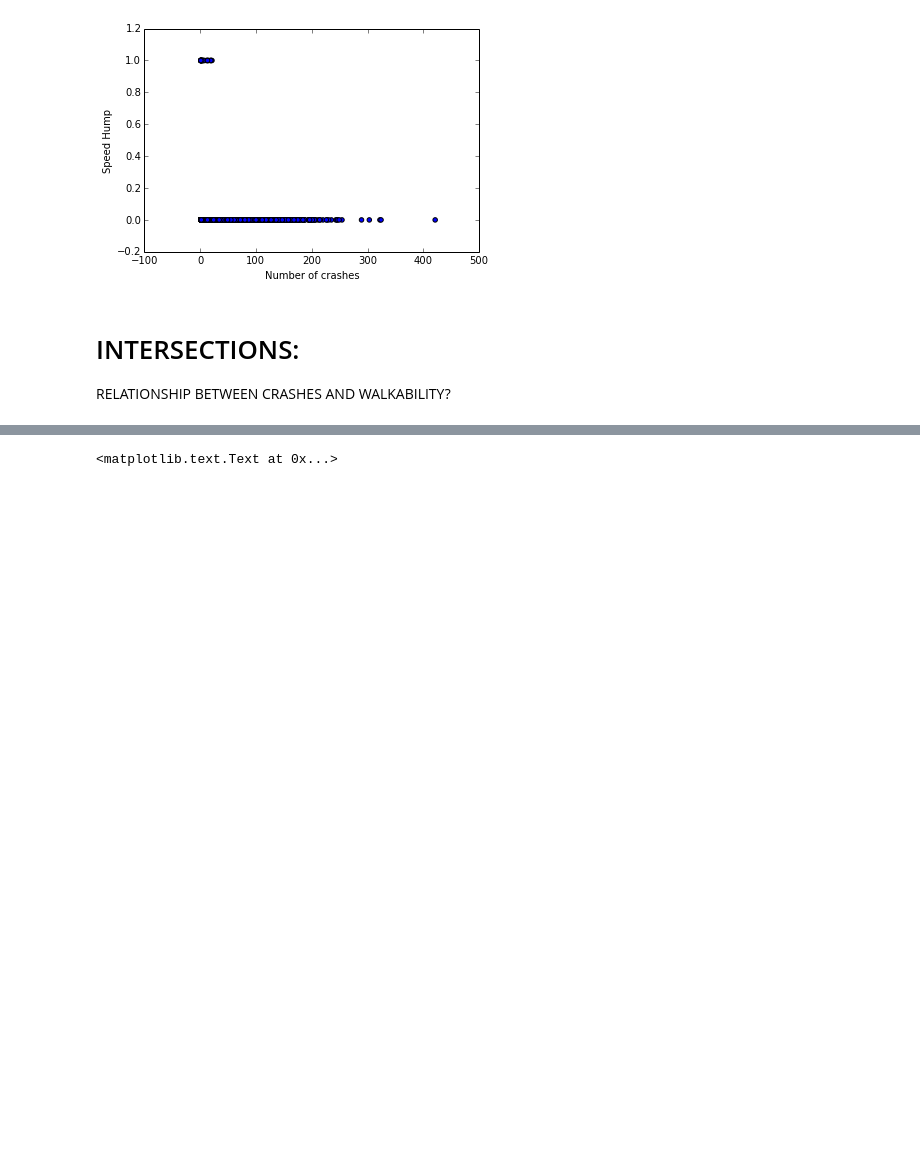
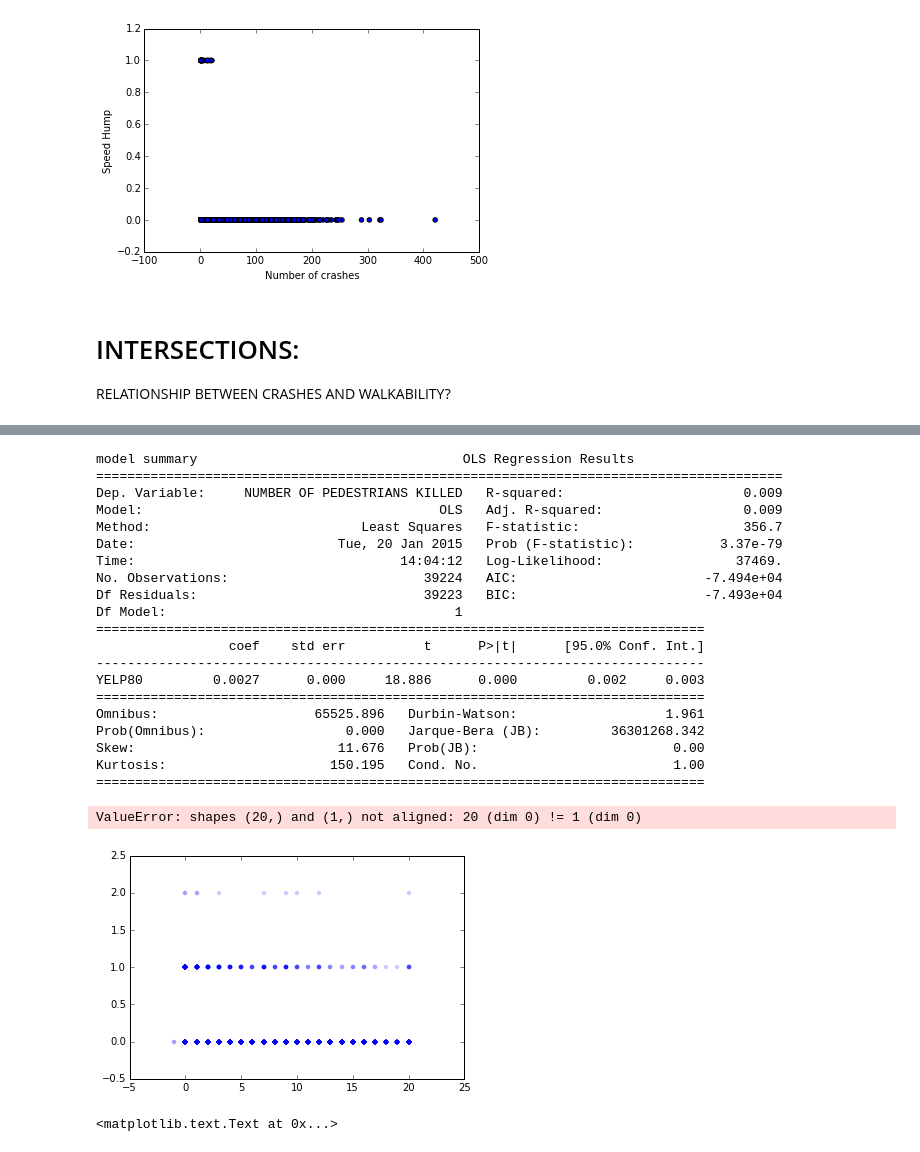
Before and after one commit to seanluciotolentino/dangerous-intersections, a Jupyter notebook: ipython_notebook/DataExploring.ipynb, the cells around one changed output, grey strips where cells are left out. Drawn from its saved outputs; the diff is of its cells as text; code cells hidden in the pictures; blank space fills up the shorter version.

```diff
--- a/ipython_notebook/DataExploring.ipynb
+++ b/ipython_notebook/DataExploring.ipynb
@@ -192,3 +212,40 @@ plt.title('Relationship between number of\n businesses and pedestrians killed?')
+# %%
+# How well can number of crashes predict amount of pedestrian deaths / injuries?
+#y = intersections["NUMBER OF PEDESTRIANS INJURED"]
+y = intersections["NUMBER OF PEDESTRIANS KILLED"]
+x = intersections.YELP80
+model = sm.OLS(y, x).fit()
+print 'model summary', model.summary()
+
+# plot it
+plt.scatter(x, y, linewidth=0, alpha=0.2)
+plt.plot(np.arange(0,20), model.predict(np.arange(0,20)), 'black')
+plt.ylabel("Number of crashes")
+plt.xlabel("Number Yelp businesses")
+plt.title('How well can number of crashes predict\n amount of pedestrian traffic?')
+# %% [output]
+model summary                                  OLS Regression Results
+========================================================================================
+Dep. Variable:     NUMBER OF PEDESTRIANS KILLED   R-squared:                       0.009
+Model:                                      OLS   Adj. R-squared:                  0.009
+Method:                           Least Squares   F-statistic:                     356.7
+Date:                          Tue, 20 Jan 2015   Prob (F-statistic):           3.37e-79
+Time:                                  14:04:12   Log-Likelihood:                 37469.
+No. Observations:                         39224   AIC:                        -7.494e+04
+Df Residuals:                             39223   BIC:                        -7.493e+04
+Df Model:                                     1
+==============================================================================
+                 coef    std err          t      P>|t|      [95.0% Conf. Int.]
+------------------------------------------------------------------------------
+YELP80         0.0027      0.000     18.886      0.000         0.002     0.003
+==============================================================================
+Omnibus:                    65525.896   Durbin-Watson:                   1.961
+Prob(Omnibus):                  0.000   Jarque-Bera (JB):         36301268.342
+Skew:                          11.676   Prob(JB):                         0.00
+Kurtosis:                     150.195   Cond. No.                         1.00
+==============================================================================
+ValueError: shapes (20,) and (1,) not aligned: 20 (dim 0) != 1 (dim 0)
+[figure, added]
 # %%
 # How well can number of crashes predict amount of pedestrian traffic?
 plt.scatter(intersections.NUMBER_BUSINESSES, intersections['NUMBER OF PEDESTRIANS INJURED'])
```
Also changed, not shown: parts of 10 cells of this notebook, 9 other files.
